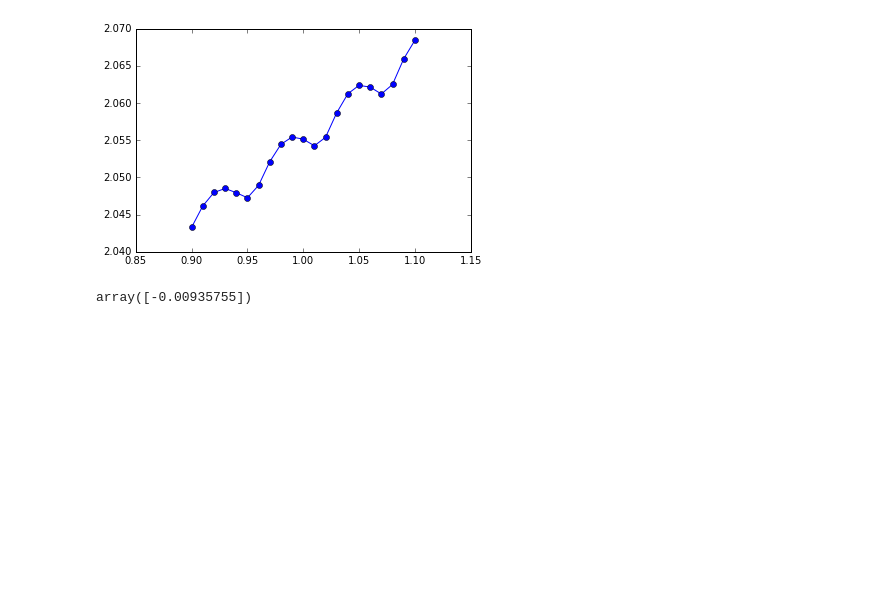
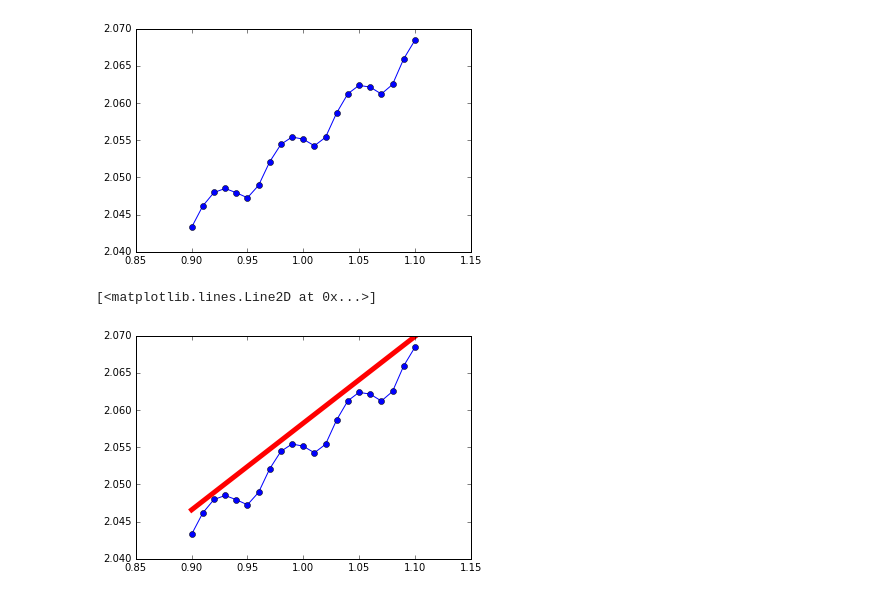
Before and after one commit to qiqi/fds, a Jupyter notebook: docs/tutorials/src/vanderpol_python/vanderpol.ipynb, the cells around one changed output. Saved outputs shown, nothing was run; the diff lists cells and outputs as text; code cells hidden in the pictures; blank space fills up the shorter version.

```diff
--- a/docs/tutorials/src/vanderpol_python/vanderpol.ipynb
+++ b/docs/tutorials/src/vanderpol_python/vanderpol.ipynb
@@ -54,8 +54,14 @@ plot(mu_array, x2_mean, 'o-')
 # %%
 from fds import shadowing
 
-J, G = shadowing(run, [1,1], 1, 1, 10, 500, 500)
+def run_x2(u0, mu, nsteps):
+    u, x = run(u0, mu, nsteps)
+    return u, x**2
+
+J, G = shadowing(run_x2, [1,1], 1, 1, 10, 500, 500)
-# %%
-G
-# %% [output]
-array([-0.00935755])
+# %%
+plot(mu_array, x2_mean, 'o-')
+plot([0.9, 1.1], [J-0.1*G, J+0.1*G], '-r', lw=5)
+# %% [output]
+[<matplotlib.lines.Line2D at 0x...>]
+[figure, added]
```
Also changed, not shown: 5 other files.
